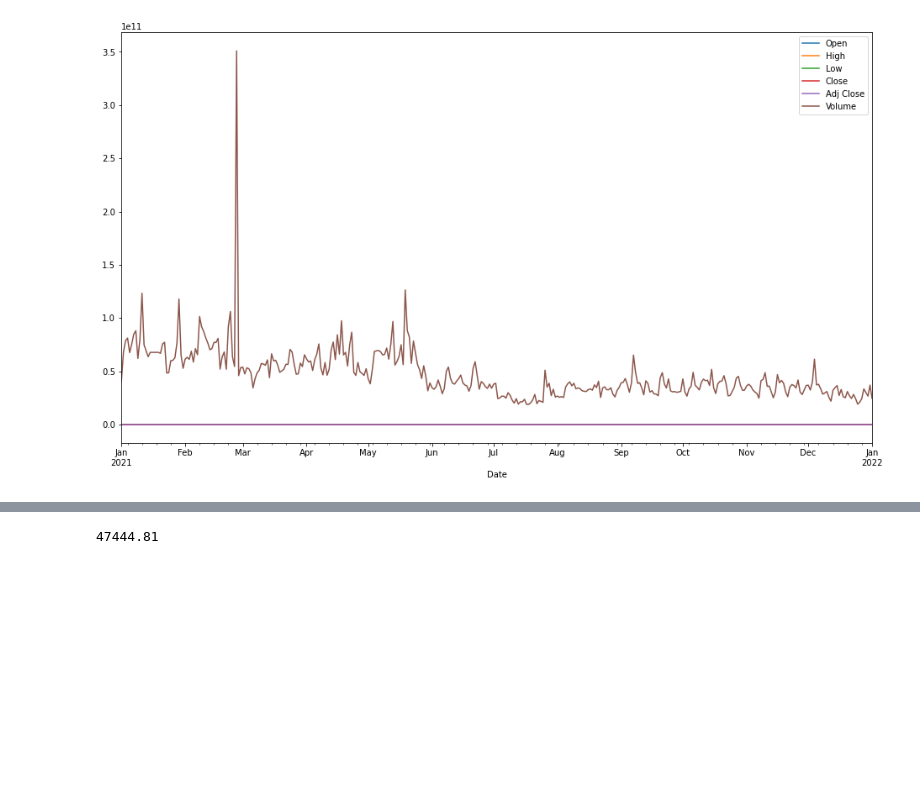
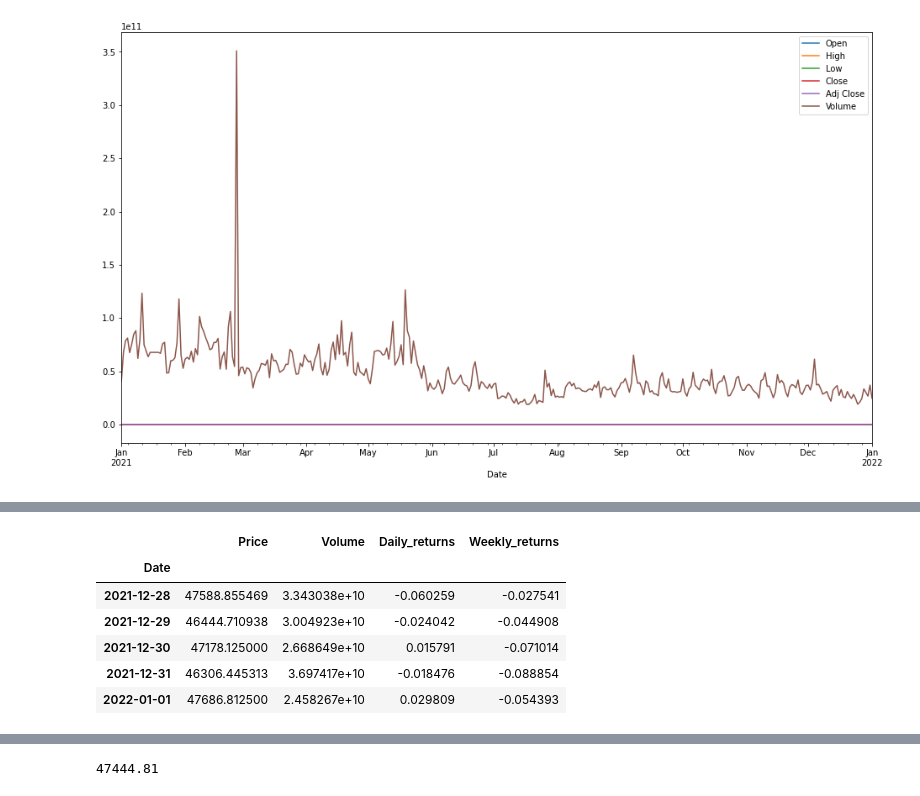
Before and after one commit to davidgomezpr1/Python-Data-Cleaning, a Jupyter notebook: BTC_Price_Data_Analysis.ipynb, the cells around one changed output, grey strips where cells are left out. Cells and saved outputs as stored; diff of their text form; code cells hidden in the pictures; blank space fills up the shorter version.

```diff
--- a/BTC_Price_Data_Analysis.ipynb
+++ b/BTC_Price_Data_Analysis.ipynb
@@ -105,0 +124,16 @@ df.head()
+# %%
+#Calculating the daily and weekly returns of Bitcoin.
+
+df['Daily_returns'] = df['Price'].pct_change()
+
+df['Weekly_returns'] = df['Price'].pct_change(periods=7)
+
+df.tail()
+# %% [output]
+|  | Price | Volume | Daily_returns | Weekly_returns |
+| Date |  |  |  |  |
+| 2021-12-28 | 47588.855469 | 3.343038e+10 | -0.060259 | -0.027541 |
+| 2021-12-29 | 46444.710938 | 3.004923e+10 | -0.024042 | -0.044908 |
+| 2021-12-30 | 47178.125000 | 2.668649e+10 | 0.015791 | -0.071014 |
+| 2021-12-31 | 46306.445313 | 3.697417e+10 | -0.018476 | -0.088854 |
+| 2022-01-01 | 47686.812500 | 2.458267e+10 | 0.029809 | -0.054393 |
```
Also changed, not shown: parts of 13 cells of this notebook.
